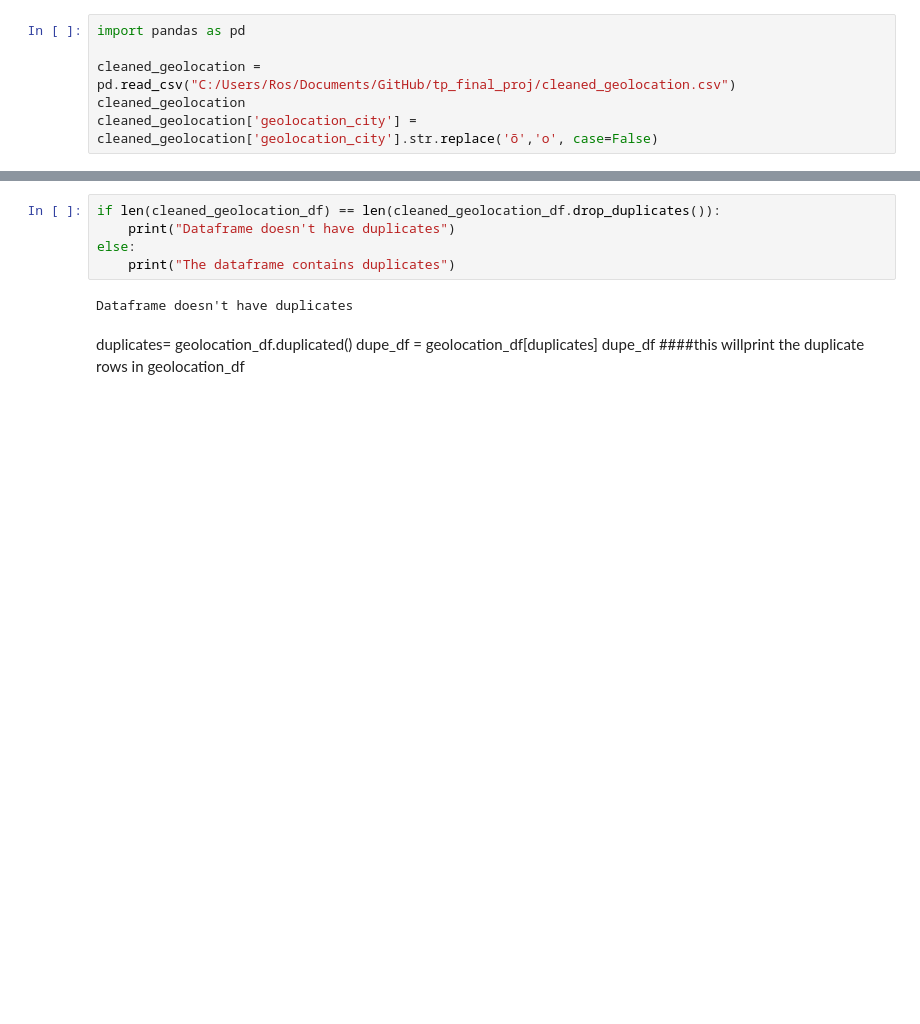
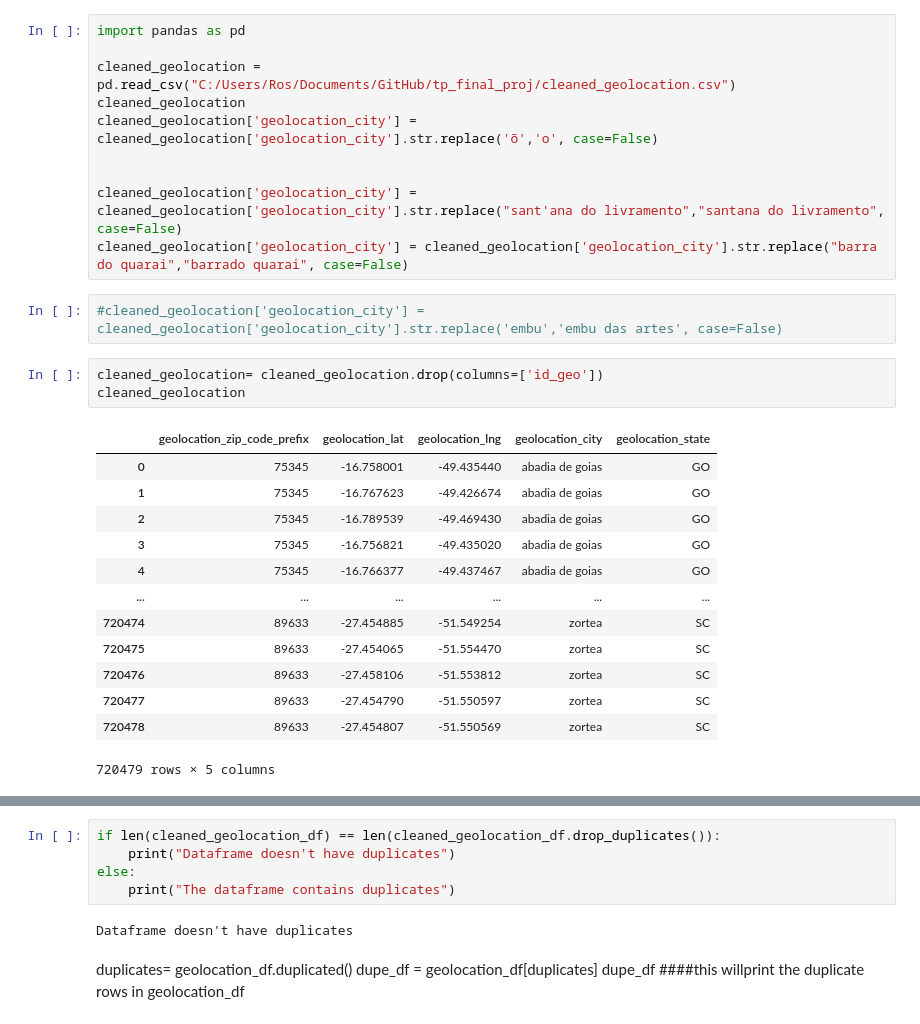
Before and after one commit to HassanHosain/tp_final_proj, a Jupyter notebook: cleaned geolocation_df.ipynb, the cells around one changed output, grey strips where cells are left out. Drawn from its saved outputs; the diff is of its cells as text; blank space fills up the shorter version.

```diff
--- a/cleaned geolocation_df.ipynb
+++ b/cleaned geolocation_df.ipynb
@@ -4,3 +4,26 @@ import pandas as pd
 cleaned_geolocation = pd.read_csv("C:/Users/Ros/Documents/GitHub/tp_final_proj/cleaned_geolocation.csv")
 cleaned_geolocation
 cleaned_geolocation['geolocation_city'] = cleaned_geolocation['geolocation_city'].str.replace('õ','o', case=False)
+
+
+cleaned_geolocation['geolocation_city'] = cleaned_geolocation['geolocation_city'].str.replace("sant'ana do livramento","santana do livramento", case=False)
+cleaned_geolocation['geolocation_city'] = cleaned_geolocation['geolocation_city'].str.replace("barra do quarai","barrado quarai", case=False)
+# %%
+#cleaned_geolocation['geolocation_city'] = cleaned_geolocation['geolocation_city'].str.replace('embu','embu das artes', case=False)
+# %%
+cleaned_geolocation= cleaned_geolocation.drop(columns=['id_geo'])
+cleaned_geolocation
+# %% [output]
+|  | geolocation_zip_code_prefix | geolocation_lat | geolocation_lng | geolocation_city | geolocation_state |
+| 0 | 75345 | -16.758001 | -49.435440 | abadia de goias | GO |
+| 1 | 75345 | -16.767623 | -49.426674 | abadia de goias | GO |
+| 2 | 75345 | -16.789539 | -49.469430 | abadia de goias | GO |
+| 3 | 75345 | -16.756821 | -49.435020 | abadia de goias | GO |
+| 4 | 75345 | -16.766377 | -49.437467 | abadia de goias | GO |
+| ... | ... | ... | ... | ... | ... |
+| 720474 | 89633 | -27.454885 | -51.549254 | zortea | SC |
+| 720475 | 89633 | -27.454065 | -51.554470 | zortea | SC |
+| 720476 | 89633 | -27.458106 | -51.553812 | zortea | SC |
+| 720477 | 89633 | -27.454790 | -51.550597 | zortea | SC |
+| 720478 | 89633 | -27.454807 | -51.550569 | zortea | SC |
+720479 rows × 5 columns
```
Also changed, not shown: parts of 7 cells of this notebook.
